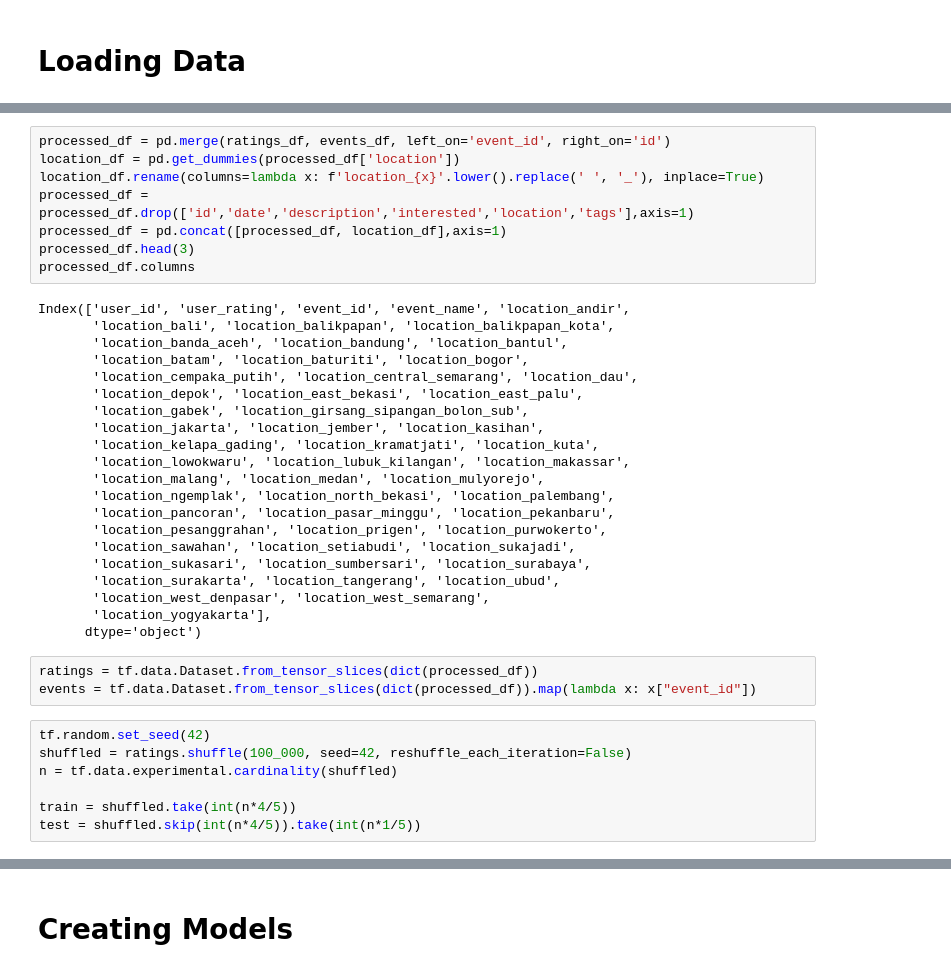
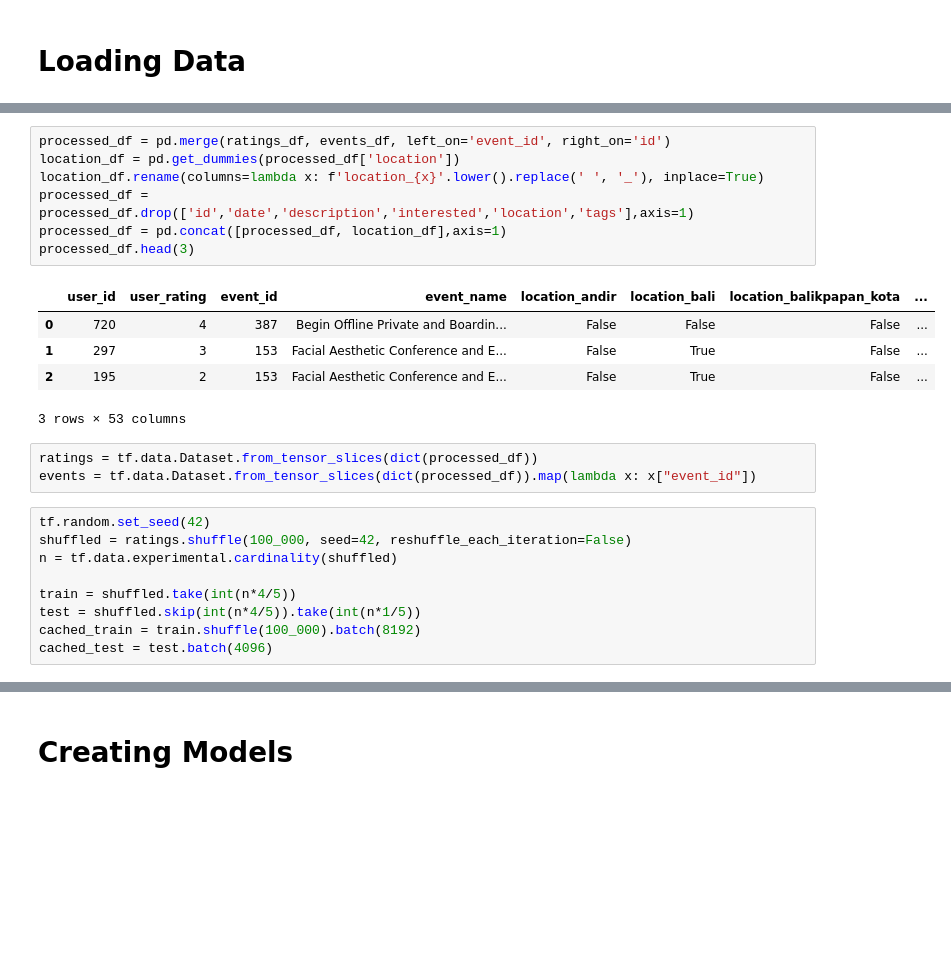
Before and after one commit to Bangkit-Capstone-CR23-PR565/ML-Model-Structuring, a Jupyter notebook: User Recommendation/User_Recommendation_v4.ipynb, the cells around one changed output, grey strips where cells are left out. Drawn from its saved outputs; the diff is of its cells as text; blank space fills up the shorter version.

```diff
--- a/User Recommendation/User_Recommendation_v4.ipynb
+++ b/User Recommendation/User_Recommendation_v4.ipynb
@@ -112,32 +117,16 @@ memory usage: 74.2+ KB
 # %%
 processed_df = pd.merge(ratings_df, events_df, left_on='event_id', right_on='id')
 location_df = pd.get_dummies(processed_df['location'])
 location_df.rename(columns=lambda x: f'location_{x}'.lower().replace(' ', '_'), inplace=True)
 processed_df = processed_df.drop(['id','date','description','interested','location','tags'],axis=1)
 processed_df = pd.concat([processed_df, location_df],axis=1)
 processed_df.head(3)
-processed_df.columns
 # %% [output]
+|  | user_id | user_rating | event_id | event_name | location_andir | location_bali | location_balikpapan_kota | ... |
+| 0 | 720 | 4 | 387 | Begin Offline Private and Boardin... | False | False | False | ... |
+| 1 | 297 | 3 | 153 | Facial Aesthetic Conference and E... | False | True | False | ... |
+| 2 | 195 | 2 | 153 | Facial Aesthetic Conference and E... | False | True | False | ... |
-Index(['user_id', 'user_rating', 'event_id', 'event_name', 'location_andir',
-       'location_bali', 'location_balikpapan', 'location_balikpapan_kota',
-       'location_banda_aceh', 'location_bandung', 'location_bantul',
-       'location_batam', 'location_baturiti', 'location_bogor',
-       'location_cempaka_putih', 'location_central_semarang', 'location_dau',
-       'location_depok', 'location_east_bekasi', 'location_east_palu',
-       'location_gabek', 'location_girsang_sipangan_bolon_sub',
-       'location_jakarta', 'location_jember', 'location_kasihan',
-       'location_kelapa_gading', 'location_kramatjati', 'location_kuta',
-       'location_lowokwaru', 'location_lubuk_kilangan', 'location_makassar',
-       'location_malang', 'location_medan', 'location_mulyorejo',
-       'location_ngemplak', 'location_north_bekasi', 'location_palembang',
-       'location_pancoran', 'location_pasar_minggu', 'location_pekanbaru',
-       'location_pesanggrahan', 'location_prigen', 'location_purwokerto',
-       'location_sawahan', 'location_setiabudi', 'location_sukajadi',
-       'location_sukasari', 'location_sumbersari', 'location_surabaya',
-       'location_surakarta', 'location_tangerang', 'location_ubud',
-       'location_west_denpasar', 'location_west_semarang',
-       'location_yogyakarta'],
-      dtype='object')
+3 rows × 53 columns
 # %%
 ratings = tf.data.Dataset.from_tensor_slices(dict(processed_df))
 events = tf.data.Dataset.from_tensor_slices(dict(processed_df)).map(lambda x: x["event_id"])
@@ -148,6 +137,8 @@ n = tf.data.experimental.cardinality(shuffled)
 
 train = shuffled.take(int(n*4/5))
 test = shuffled.skip(int(n*4/5)).take(int(n*1/5))
+cached_train = train.shuffle(100_000).batch(8192)
+cached_test = test.batch(4096)
 # %%
 event_names = events.batch(1_000)
 user_ids = ratings.batch(1_000_000).map(lambda x: x["user_id"])
```
Also changed, not shown: parts of 29 cells of this notebook, 5 other files.
